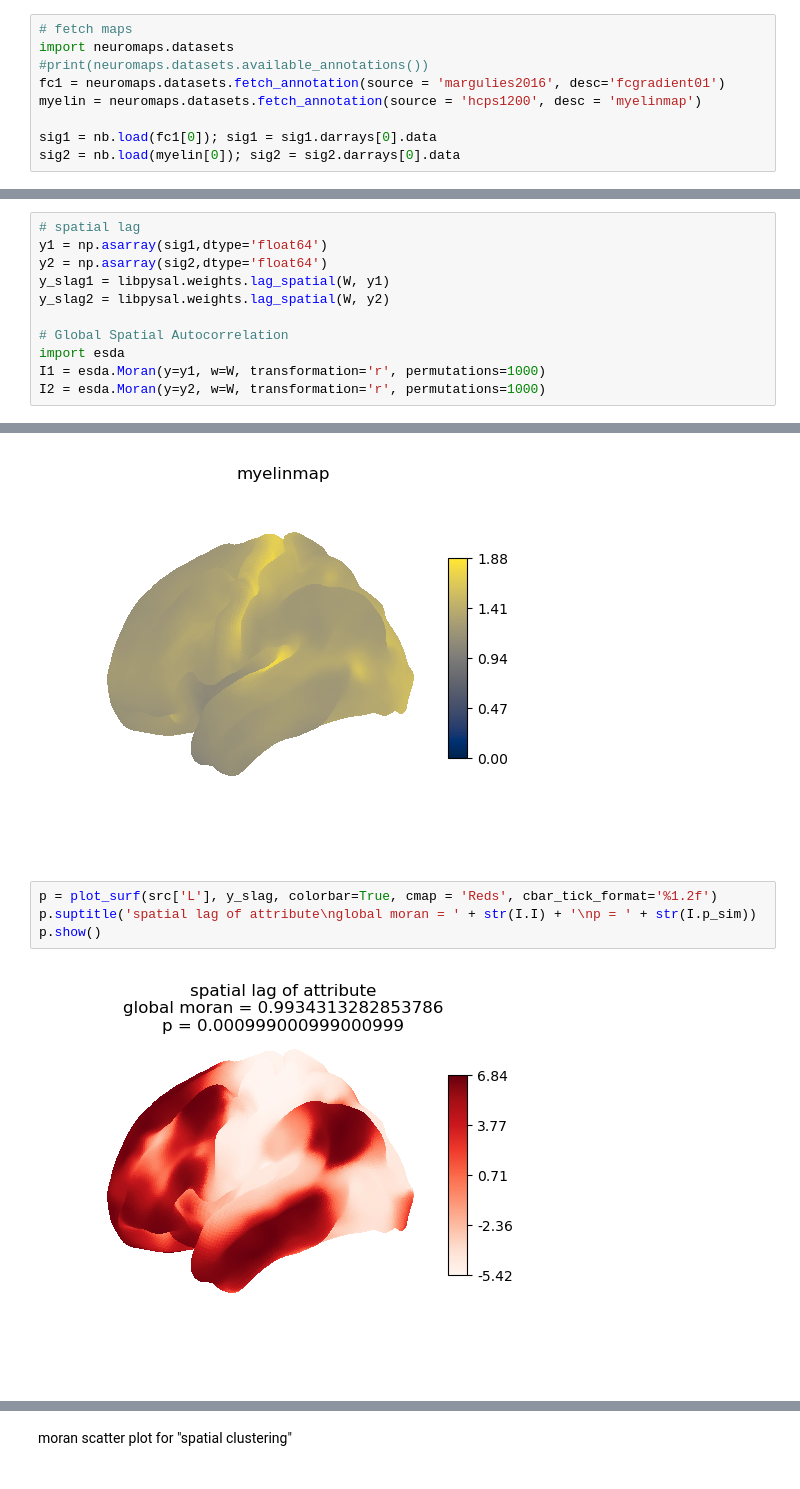
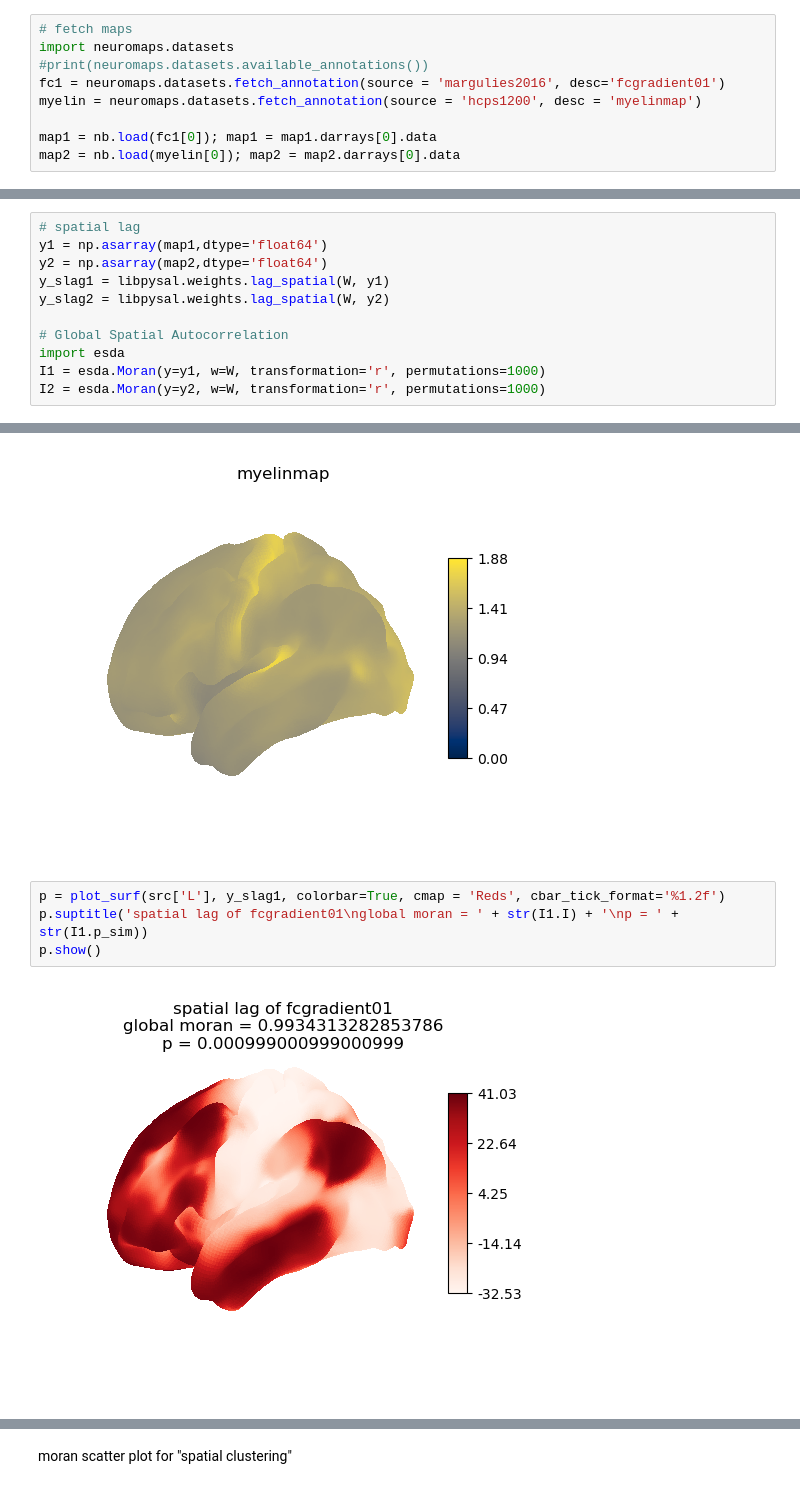
Before and after one commit to shyu2kko/spatial, a Jupyter notebook: spatial_autocorrelation.ipynb, the cells around one changed output, grey strips where cells are left out. Drawn from its saved outputs; the diff is of its cells as text.

```diff
--- a/spatial_autocorrelation.ipynb
+++ b/spatial_autocorrelation.ipynb
@@ -30,14 +30,14 @@ import neuromaps.datasets
 fc1 = neuromaps.datasets.fetch_annotation(source = 'margulies2016', desc='fcgradient01')
 myelin = neuromaps.datasets.fetch_annotation(source = 'hcps1200', desc = 'myelinmap')
 
-sig1 = nb.load(fc1[0]); sig1 = sig1.darrays[0].data
-sig2 = nb.load(myelin[0]); sig2 = sig2.darrays[0].data
+map1 = nb.load(fc1[0]); map1 = map1.darrays[0].data
+map2 = nb.load(myelin[0]); map2 = map2.darrays[0].data
 # %% [markdown]
 global autocorrelation and spatial lag
 # %%
 # spatial lag
-y1 = np.asarray(sig1,dtype='float64')
-y2 = np.asarray(sig2,dtype='float64')
+y1 = np.asarray(map1,dtype='float64')
+y2 = np.asarray(map2,dtype='float64')
 y_slag1 = libpysal.weights.lag_spatial(W, y1)
 y_slag2 = libpysal.weights.lag_spatial(W, y2)
 
@@ -61,8 +60,8 @@ p.show()
 # %% [output]
 [figure]
 # %%
-p = plot_surf(src['L'], y_slag, colorbar=True, cmap = 'Reds', cbar_tick_format='%1.2f')
-p.suptitle('spatial lag of attribute\nglobal moran = ' + str(I.I) + '\np = ' + str(I.p_sim))
+p = plot_surf(src['L'], y_slag1, colorbar=True, cmap = 'Reds', cbar_tick_format='%1.2f')
+p.suptitle('spatial lag of fcgradient01\nglobal moran = ' + str(I1.I) + '\np = ' + str(I1.p_sim))
 p.show()
 # %% [output]
-[figure, old version]
+[figure, new version]
```
Also changed, not shown: parts of 22 cells of this notebook.
